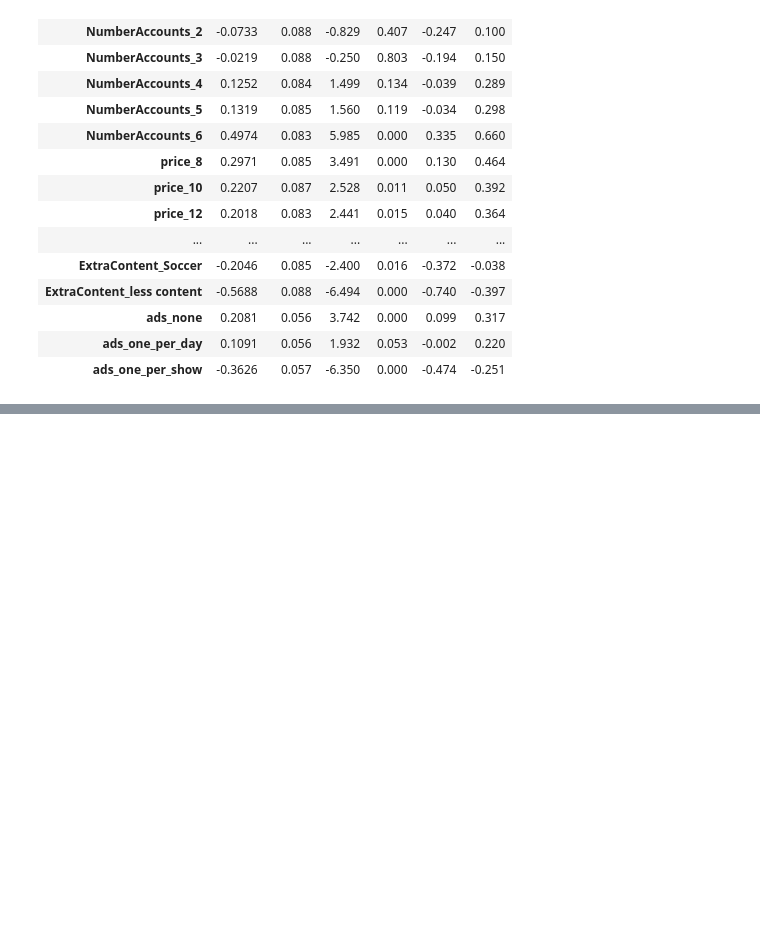
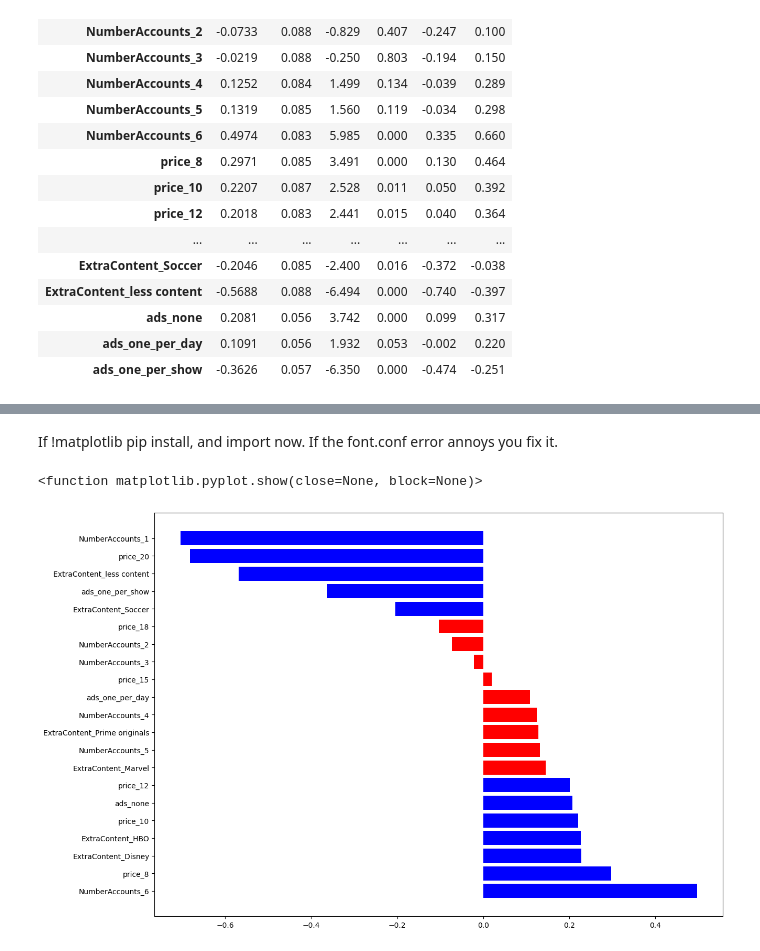
Before and after one commit to kjon-life/conjoint_analyses, a Jupyter notebook: notebooks/Conjoint_Analysis.ipynb, the cells around one changed output, grey strips where cells are left out. Saved outputs shown, nothing was run; the diff lists cells and outputs as text; code cells hidden in the pictures; blank space fills up the shorter version.

Commit message:
feat: Visualize the significance by preference weight

```diff
--- a/notebooks/Conjoint_Analysis.ipynb
+++ b/notebooks/Conjoint_Analysis.ipynb
@@ -144,0 +149,6 @@ A type of discrete choice modeling, where the dependent variable is the responde
+# %%
+# Create a df with the results
+df_result = pd.DataFrame({'param_name': model.params.keys(),
+                         'partworth': model.params.values,
+                         'pval': model.pvalues})
+df_result
@@ -144,0 +173,5 @@ A type of discrete choice modeling, where the dependent variable is the responde
+# %%
+# Identify significant variables
+df_result['is_significant'] = (df_result['pval'] < 0.05)
+df_result['color'] = ['blue' if x else 'red' for x in df_result['is_significant']]
+df_result.head()
@@ -144,0 +185,21 @@ A type of discrete choice modeling, where the dependent variable is the responde
+# %% [markdown]
+If !matplotlib pip install, and import now. If the font.conf error annoys you fix it.
+# %%
+# Sort values
+df_result = df_result.sort_values(by = 'partworth', ascending = False)
+# %%
+# Plot part-worth
+f, ax = plt.subplots(figsize = (14,10))
+values = df_result.partworth
+xbar = np.arange(len(values))
+
+# Bar plot
+plt.barh(xbar,
+         values,
+        color = df_result['color'])
+plt.yticks(xbar,
+           labels = df_result['param_name'])
+plt.show
+# %% [output]
+<function matplotlib.pyplot.show(close=None, block=None)>
+[figure, added]
```
Also changed, not shown: parts of 4 cells of this notebook.
